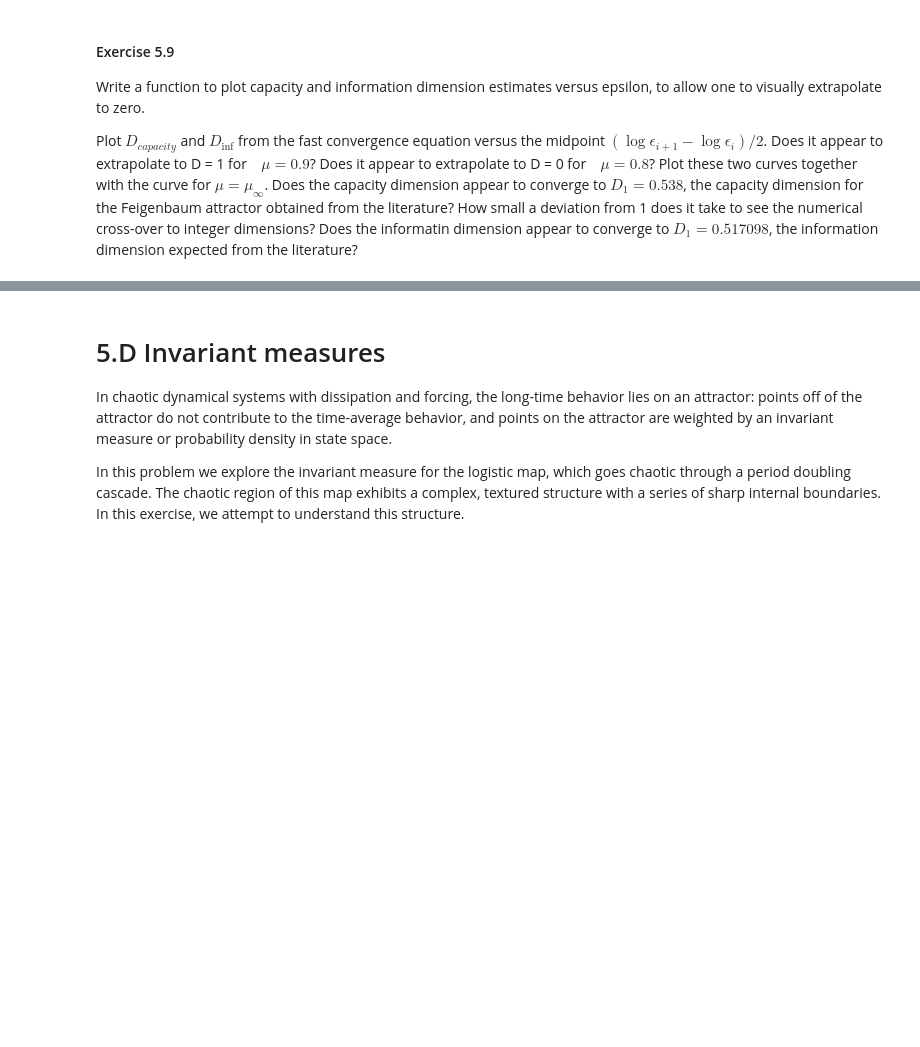
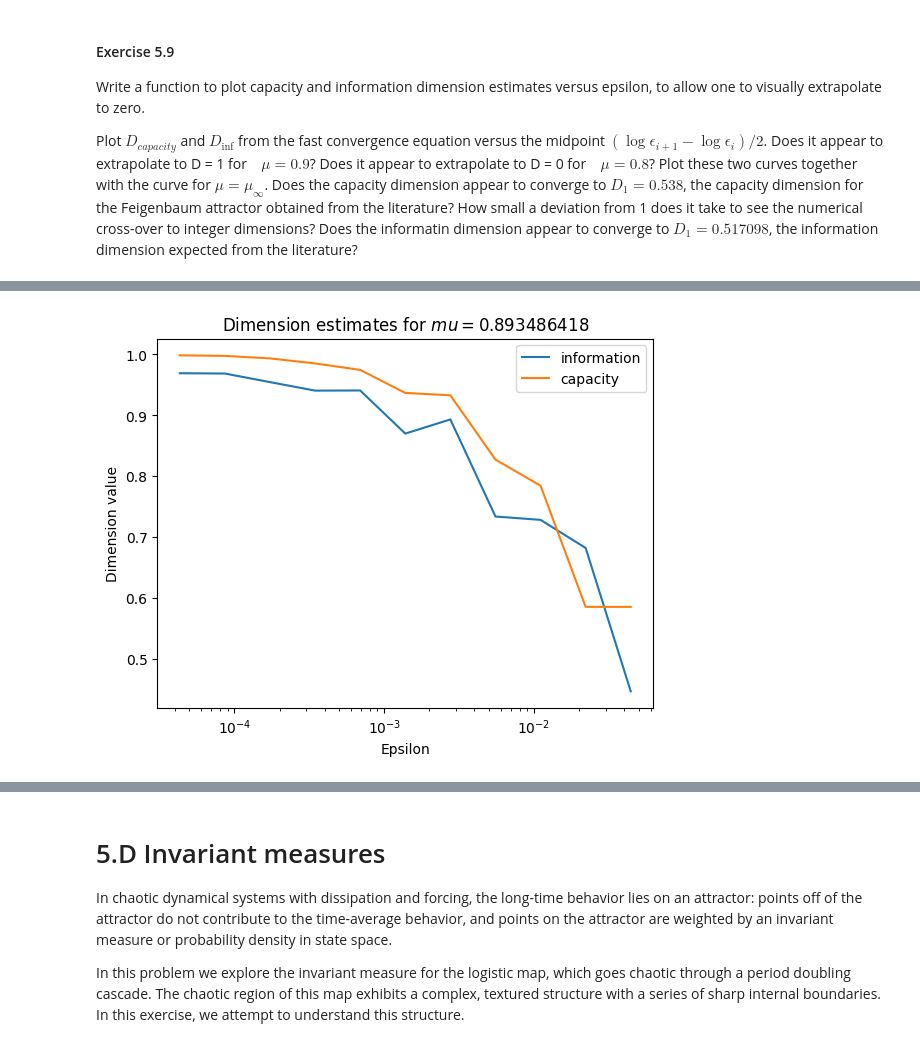
Before and after one commit to stalidzane/complex-systems, a Jupyter notebook: lab5/5-Chaos.ipynb, the cells around one changed output, grey strips where cells are left out. Cells and saved outputs as stored; diff of their text form; code cells hidden in the pictures; blank space fills up the shorter version.

```diff
--- a/lab5/5-Chaos.ipynb
+++ b/lab5/5-Chaos.ipynb
@@ -448,0 +484,4 @@ def PlotDimensionEstimates(mu, nSampleMax = 2**18, \
+# %%
+PlotDimensionEstimates(mu=0.892486418 + 0.001)
+# %% [output]
+[figure, added]
```
Also changed, not shown: parts of 24 cells of this notebook.
